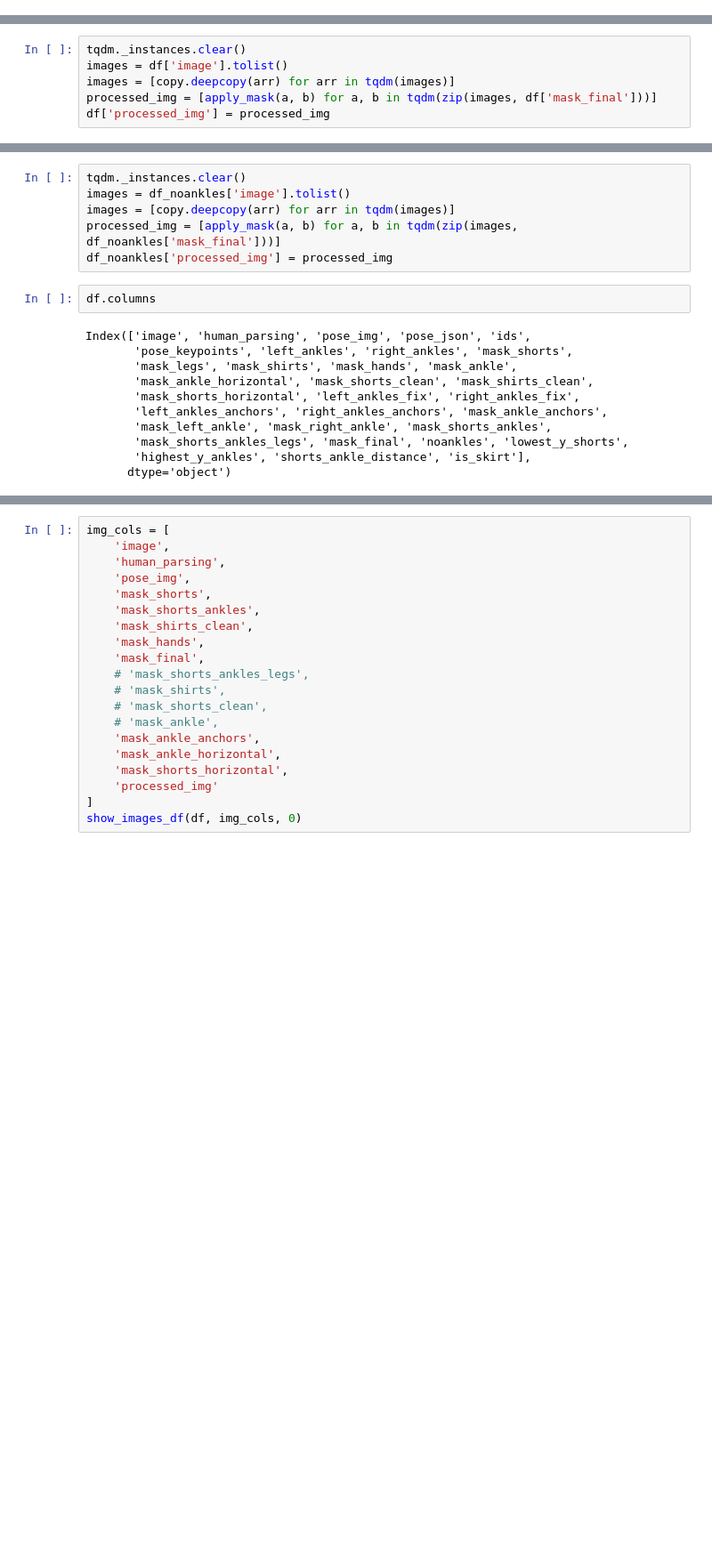
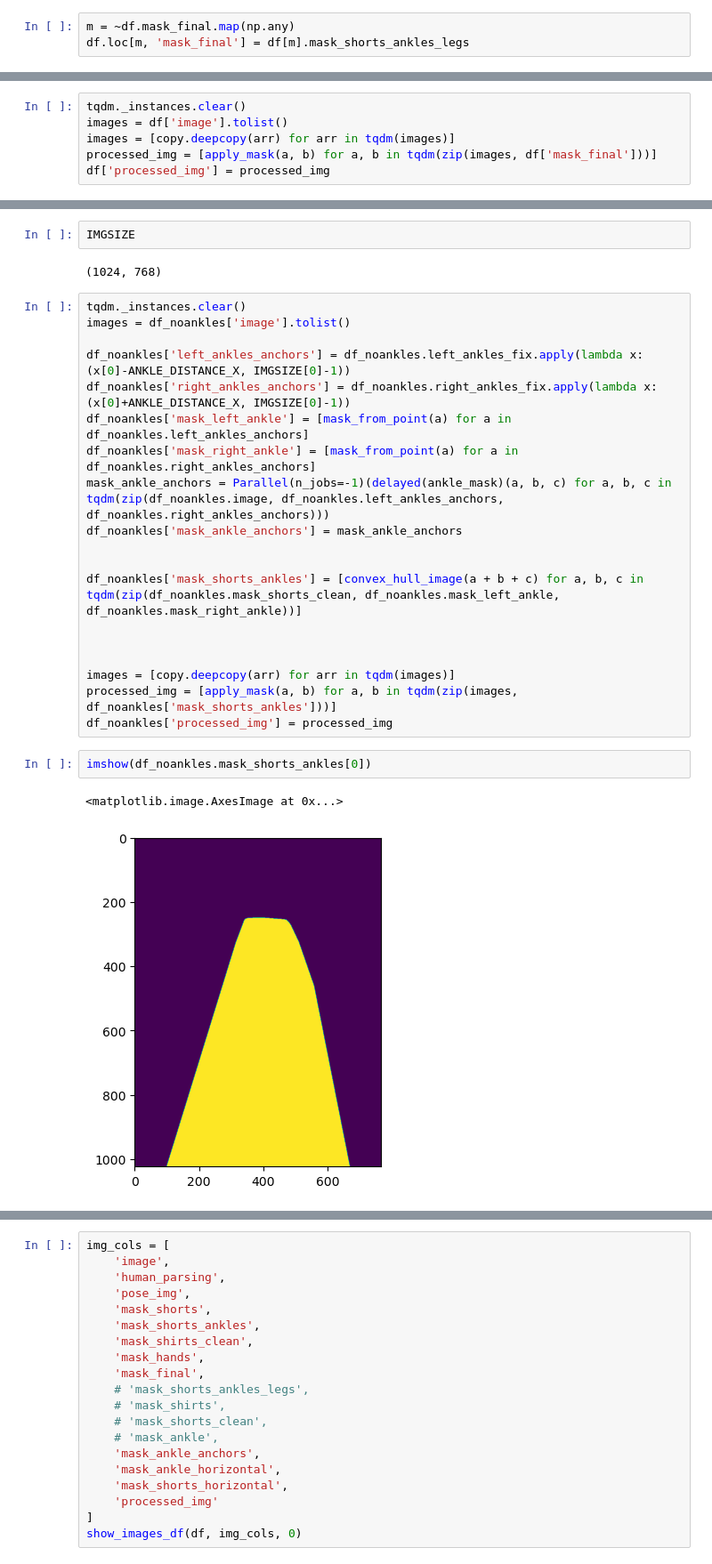
Before and after one commit to mShaldzhiyan/test_task_big, a Jupyter notebook: main.ipynb, the cells around one changed output, grey strips where cells are left out. Shown: that part at 89% size. Drawn from its saved outputs; the diff is of its cells as text; blank space fills up the shorter version.

```diff
--- a/main.ipynb
+++ b/main.ipynb
@@ -201 +200,4 @@ df.mask_ankle_anchors = df.mask_ankle_anchors.apply(lambda x: x.astype(np.bool_)
 df['mask_final'] = df.mask_shorts_ankles_legs *~ df.mask_shirts_clean *~ df.mask_hands *~ df.mask_ankle_anchors
+# %%
+m = ~df.mask_final.map(np.any)
+df.loc[m, 'mask_final'] = df[m].mask_shorts_ankles_legs
@@ -307,20 +313,29 @@ processed_img = [apply_mask(a, b) for a, b in tqdm(zip(images, df_skirts['mask_f
 df_skirts['processed_img'] = processed_img
-# %%
-tqdm._instances.clear()
-images = df_noankles['image'].tolist()
-images = [copy.deepcopy(arr) for arr in tqdm(images)]
-processed_img = [apply_mask(a, b) for a, b in tqdm(zip(images, df_noankles['mask_final']))]
-df_noankles['processed_img'] = processed_img
-# %%
-df.columns
-# %% [output]
-Index(['image', 'human_parsing', 'pose_img', 'pose_json', 'ids',
-       'pose_keypoints', 'left_ankles', 'right_ankles', 'mask_shorts',
-       'mask_legs', 'mask_shirts', 'mask_hands', 'mask_ankle',
-       'mask_ankle_horizontal', 'mask_shorts_clean', 'mask_shirts_clean',
-       'mask_shorts_horizontal', 'left_ankles_fix', 'right_ankles_fix',
-       'left_ankles_anchors', 'right_ankles_anchors', 'mask_ankle_anchors',
-       'mask_left_ankle', 'mask_right_ankle', 'mask_shorts_ankles',
-       'mask_shorts_ankles_legs', 'mask_final', 'noankles', 'lowest_y_shorts',
-       'highest_y_ankles', 'shorts_ankle_distance', 'is_skirt'],
-      dtype='object')
+# %%
+IMGSIZE
+# %% [output]
+(1024, 768)
+# %%
+tqdm._instances.clear()
+images = df_noankles['image'].tolist()
+
+df_noankles['left_ankles_anchors'] = df_noankles.left_ankles_fix.apply(lambda x: (x[0]-ANKLE_DISTANCE_X, IMGSIZE[0]-1))
+df_noankles['right_ankles_anchors'] = df_noankles.right_ankles_fix.apply(lambda x: (x[0]+ANKLE_DISTANCE_X, IMGSIZE[0]-1))
+df_noankles['mask_left_ankle'] = [mask_from_point(a) for a in df_noankles.left_ankles_anchors]
+df_noankles['mask_right_ankle'] = [mask_from_point(a) for a in df_noankles.right_ankles_anchors]
+mask_ankle_anchors = Parallel(n_jobs=-1)(delayed(ankle_mask)(a, b, c) for a, b, c in tqdm(zip(df_noankles.image, df_noankles.left_ankles_anchors, df_noankles.right_ankles_anchors)))
+df_noankles['mask_ankle_anchors'] = mask_ankle_anchors
+
+
+df_noankles['mask_shorts_ankles'] = [convex_hull_image(a + b + c) for a, b, c in tqdm(zip(df_noankles.mask_shorts_clean, df_noankles.mask_left_ankle, df_noankles.mask_right_ankle))]
+
+
+
+images = [copy.deepcopy(arr) for arr in tqdm(images)]
+processed_img = [apply_mask(a, b) for a, b in tqdm(zip(images, df_noankles['mask_shorts_ankles']))]
+df_noankles['processed_img'] = processed_img
+# %%
+imshow(df_noankles.mask_shorts_ankles[0])
+# %% [output]
+<matplotlib.image.AxesImage at 0x...>
+[figure, added]
```
Also changed, not shown: parts of 4 cells of this notebook.
